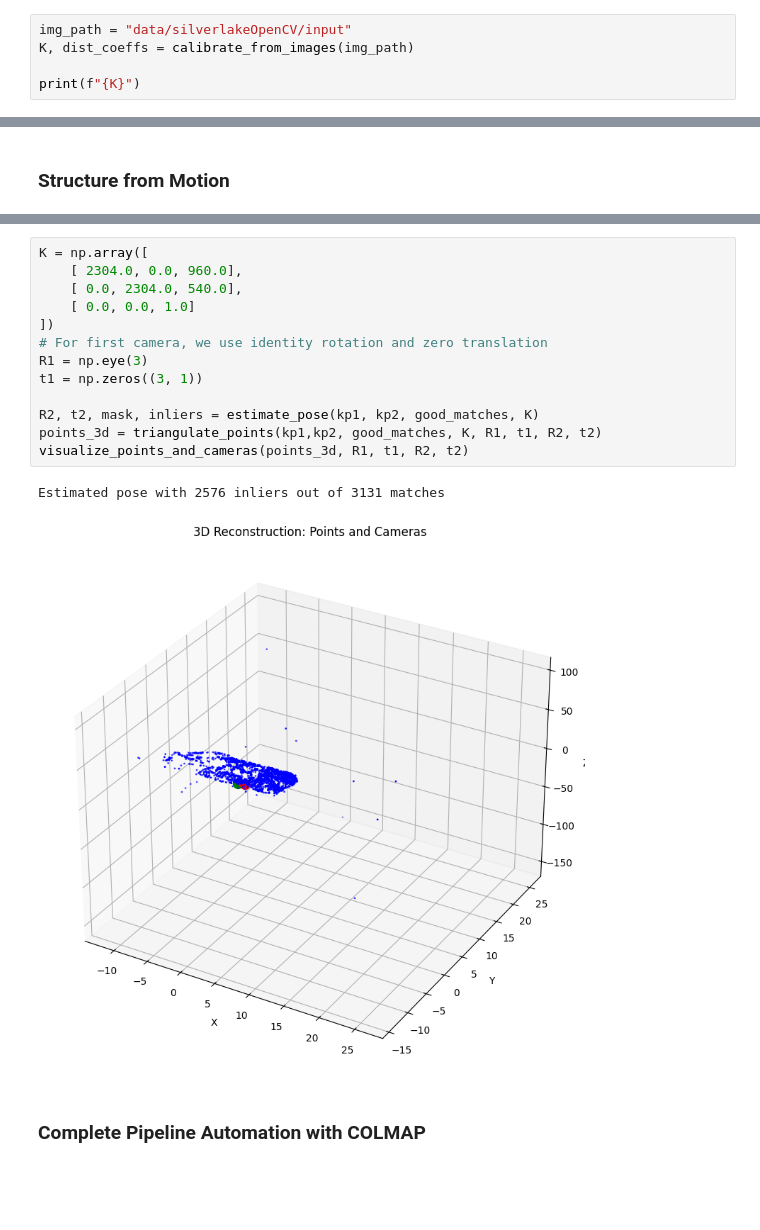
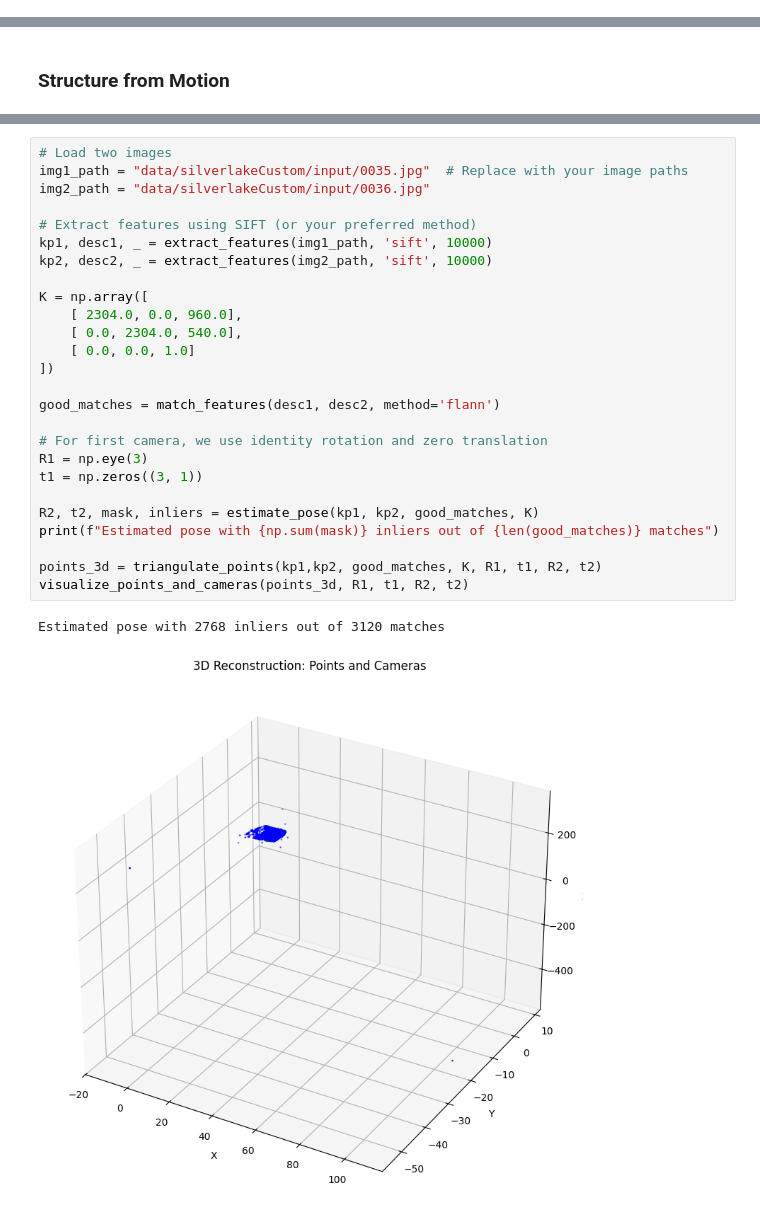
Before and after one commit to zackthomas1/gaussian-splatting, a Jupyter notebook: reconstruction.ipynb, the cells around one changed output, grey strips where cells are left out. Drawn from its saved outputs; the diff is of its cells as text; blank space fills up the shorter version.

```diff
--- a/reconstruction.ipynb
+++ b/reconstruction.ipynb
@@ -323,5 +336,0 @@ def estimate_focal_from_fundamental(F: np.ndarray, pts1: np.ndarray,
-# %%
-img_path = "data/silverlakeOpenCV/input"
-K, dist_coeffs = calibrate_from_images(img_path)
-
-print(f"{K}")
@@ -440,20 +429,31 @@ def visualize_points_and_cameras(points_3d, R1, t1, R2, t2):
     plt.tight_layout()
     plt.show()
 # %%
+# Load two images
+img1_path = "data/silverlakeCustom/input/0035.jpg"  # Replace with your image paths
+img2_path = "data/silverlakeCustom/input/0036.jpg"
+
+# Extract features using SIFT (or your preferred method)
+kp1, desc1, _ = extract_features(img1_path, 'sift', 10000)
+kp2, desc2, _ = extract_features(img2_path, 'sift', 10000)
+
 K = np.array([
     [ 2304.0, 0.0, 960.0],
     [ 0.0, 2304.0, 540.0],
     [ 0.0, 0.0, 1.0]
 ])
+
+good_matches = match_features(desc1, desc2, method='flann')
+
 # For first camera, we use identity rotation and zero translation
 R1 = np.eye(3)
 t1 = np.zeros((3, 1))
 
 R2, t2, mask, inliers = estimate_pose(kp1, kp2, good_matches, K)
+print(f"Estimated pose with {np.sum(mask)} inliers out of {len(good_matches)} matches")
+
 points_3d = triangulate_points(kp1,kp2, good_matches, K, R1, t1, R2, t2)
 visualize_points_and_cameras(points_3d, R1, t1, R2, t2)
 # %% [output]
-Estimated pose with 2576 inliers out of 3131 matches
+Estimated pose with 2768 inliers out of 3120 matches
-[figure, old version]
+[figure, new version]
-# %% [markdown]
-### Complete Pipeline Automation with COLMAP
```
Also changed, not shown: parts of 28 cells of this notebook.
